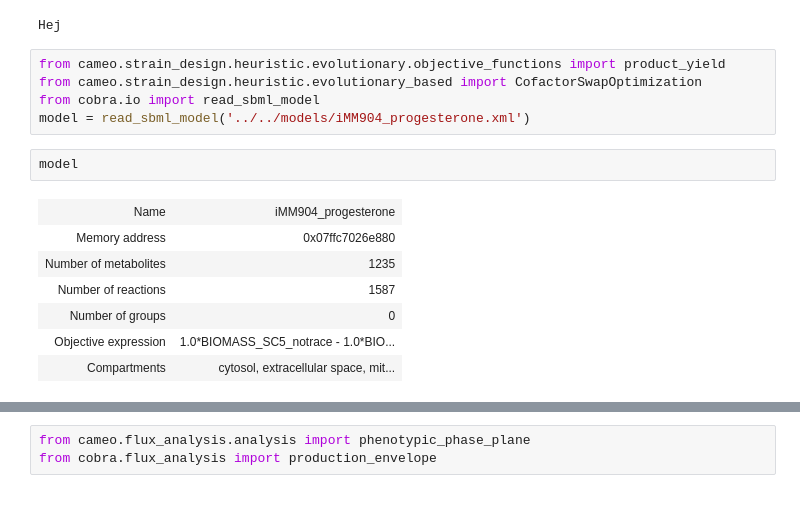
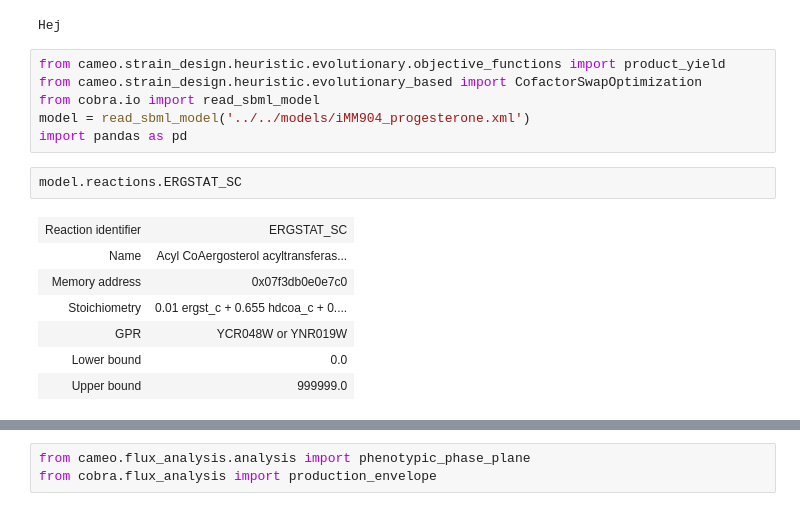
Before and after one commit to 27410/27410-group-assigment-group_3, a Jupyter notebook: misc/Bertram/test.ipynb, the cells around one changed output, grey strips where cells are left out. Drawn from its saved outputs; the diff is of its cells as text.

```diff
--- a/misc/Bertram/test.ipynb
+++ b/misc/Bertram/test.ipynb
@@ -7,13 +7,14 @@ from cameo.strain_design.heuristic.evolutionary.objective_functions import produ
 from cameo.strain_design.heuristic.evolutionary_based import CofactorSwapOptimization
 from cobra.io import read_sbml_model
 model = read_sbml_model('../../models/iMM904_progesterone.xml')
+import pandas as pd
 # %%
-model
+model.reactions.ERGSTAT_SC
 # %% [output]
-| Name | iMM904_progesterone |
-| Memory address | 0x07ffc7026e880 |
-| Number of metabolites | 1235 |
-| Number of reactions | 1587 |
-| Number of groups | 0 |
-| Objective expression | 1.0*BIOMASS_SC5_notrace - 1.0*BIO... |
-| Compartments | cytosol, extracellular space, mit... |
+| Reaction identifier | ERGSTAT_SC |
+| Name | Acyl CoAergosterol acyltransferas... |
+| Memory address | 0x07f3db0e0e7c0 |
+| Stoichiometry | 0.01 ergst_c + 0.655 hdcoa_c + 0.... |
+| GPR | YCR048W or YNR019W |
+| Lower bound | 0.0 |
+| Upper bound | 999999.0 |
```
Also changed, not shown: parts of 12 cells of this notebook, 6 other files.
